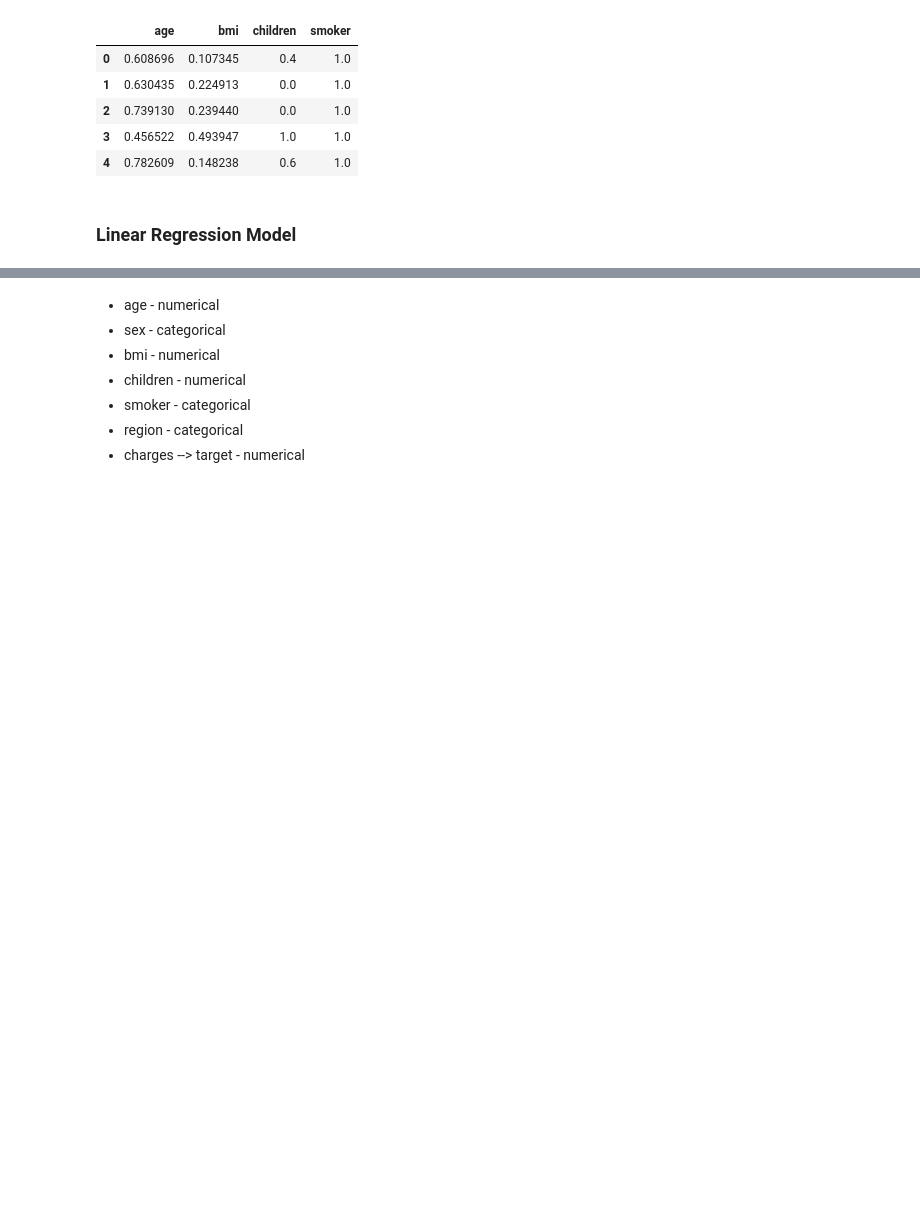
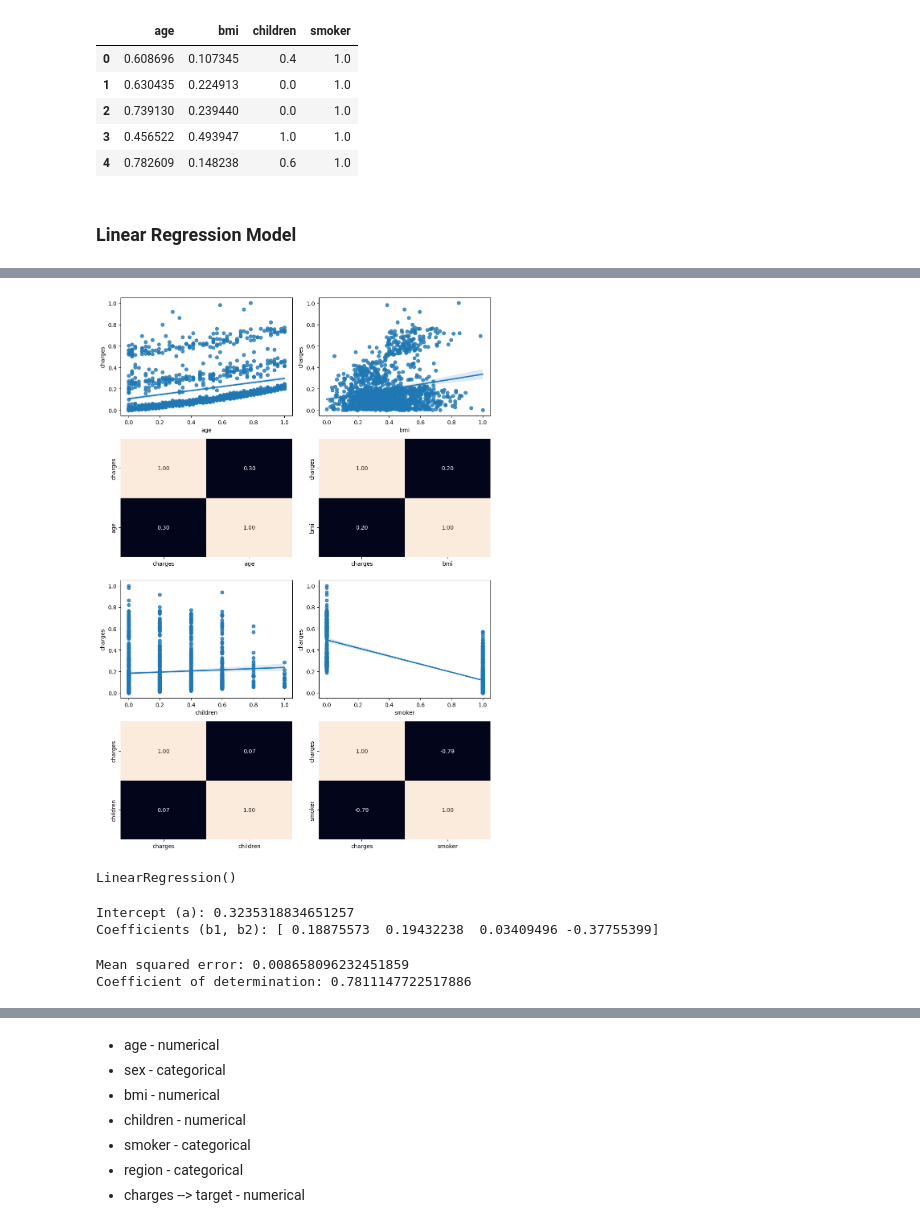
Before and after one commit to 4GeeksAcademy/machine-learning-regularized-linear-regression-Juli-MM, a Jupyter notebook: src/explore.ipynb, the cells around one changed output, grey strips where cells are left out. Cells and saved outputs as stored; diff of their text form; code cells hidden in the pictures; blank space fills up the shorter version.

```diff
--- a/src/explore.ipynb
+++ b/src/explore.ipynb
@@ -403,2 +403,9 @@ X_test_sel.to_csv('/workspaces/machine-learning-linear-regression-Juli-MM/data/p
 # %% [markdown]
 ### Linear Regression Model
+# %%
+# Import cleanned data
+
+train_data = pd.read_csv('/workspaces/machine-learning-linear-regression-Juli-MM/data/processed/clean_train-insurance.csv')
+test_data = pd.read_csv('/workspaces/machine-learning-linear-regression-Juli-MM/data/processed/clean_test-insurance.csv')
+
+train_data.head()
@@ -404,0 +419,25 @@ X_test_sel.to_csv('/workspaces/machine-learning-linear-regression-Juli-MM/data/p
+# %%
+# Regplot y Heatmap
+
+import matplotlib.pyplot as plt
+import seaborn as sns
+
+fig, axis = plt.subplots(4, 2, figsize = (10, 14))
+total_data = pd.concat([train_data, test_data])
+
+sns.regplot(data = total_data, x = "age", y = "charges", ax = axis[0, 0])
+sns.heatmap(total_data[["charges", "age"]].corr(), annot = True, fmt = ".2f", ax = axis[1, 0], cbar = False)
+
+sns.regplot(data = total_data, x = "bmi", y = "charges", ax = axis[0, 1])
+sns.heatmap(total_data[["charges", "bmi"]].corr(), annot = True, fmt = ".2f", ax = axis[1, 1], cbar = False)
+
+sns.regplot(data = total_data, x = "children", y = "charges", ax = axis[2, 0])
+sns.heatmap(total_data[["charges", "children"]].corr(), annot = True, fmt = ".2f", ax = axis[3, 0], cbar = False)
+
+sns.regplot(data = total_data, x = "smoker", y = "charges", ax = axis[2, 1])
+sns.heatmap(total_data[["charges", "smoker"]].corr(), annot = True, fmt = ".2f", ax = axis[3, 1], cbar = False)
+
+plt.tight_layout()
+plt.show()
+# %% [output]
+[figure, added]
@@ -404,0 +451,15 @@ X_test_sel.to_csv('/workspaces/machine-learning-linear-regression-Juli-MM/data/p
+# %%
+from sklearn.linear_model import LinearRegression
+
+model = LinearRegression()
+model.fit(X_train, y_train)
+# %% [output]
+LinearRegression()
+# %%
+# Parameter Fitting
+
+print(f"Intercept (a): {model.intercept_}")
+print(f"Coefficients (b1, b2): {model.coef_}")
+# %% [output]
+Intercept (a): 0.3235318834651257
+Coefficients (b1, b2): [ 0.18875573  0.19432238  0.03409496 -0.37755399]
@@ -404,0 +470,10 @@ X_test_sel.to_csv('/workspaces/machine-learning-linear-regression-Juli-MM/data/p
+# %%
+# Test The Model Accuracy
+
+from sklearn.metrics import mean_squared_error, r2_score
+
+print(f"Mean squared error: {mean_squared_error(y_test, y_pred)}")
+print(f"Coefficient of determination: {r2_score(y_test, y_pred)}")
+# %% [output]
+Mean squared error: 0.008658096232451859
+Coefficient of determination: 0.7811147722517886
```
Also changed, not shown: parts of 6 cells of this notebook, 2 other files.
